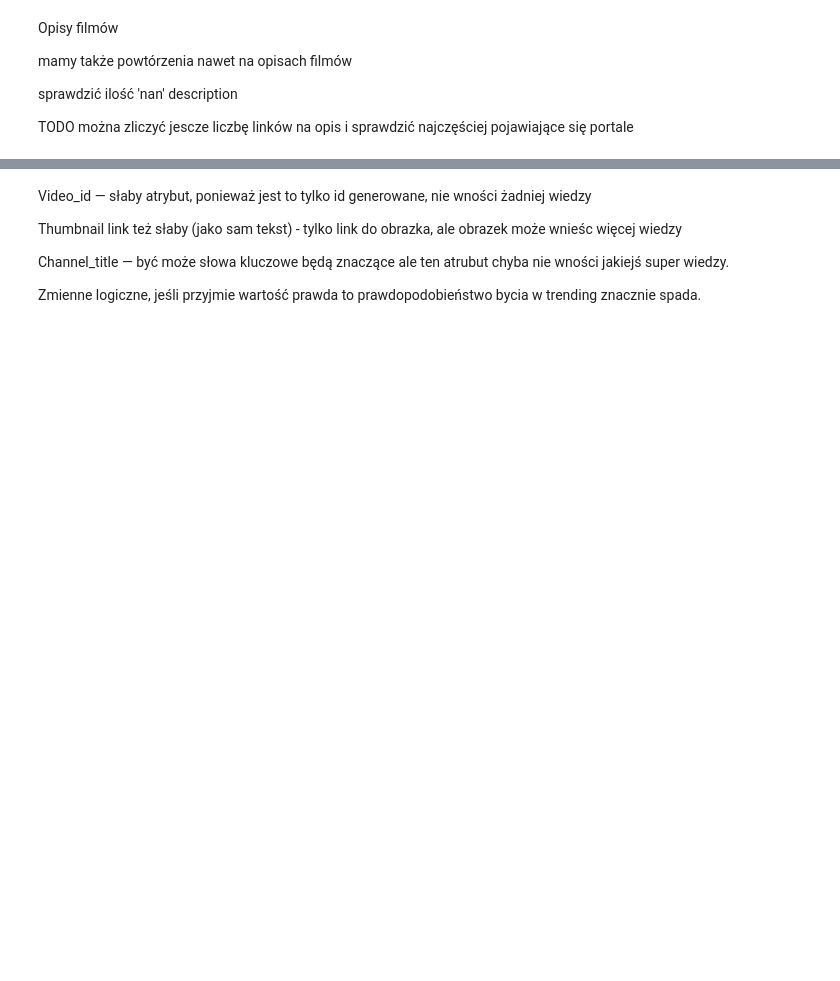
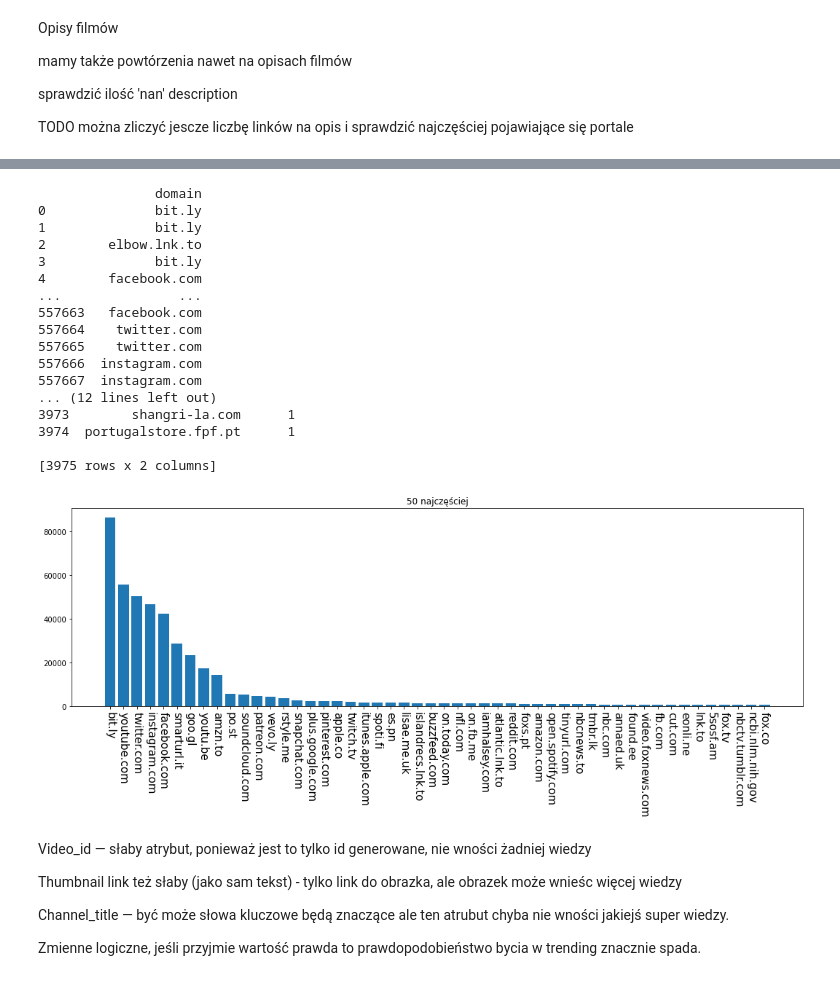
Before and after one commit to DominikKossinski/PED, a Jupyter notebook: ped.ipynb, the cells around one changed output, grey strips where cells are left out. Cells and saved outputs as stored; diff of their text form; code cells hidden in the pictures; blank space fills up the shorter version.

```diff
--- a/ped.ipynb
+++ b/ped.ipynb
@@ -456,3 +519,60 @@ Nan: 1219
+# %%
+if os.path.exists("domains.csv"):
+    domains = pd.read_csv("domains.csv", index_col=0)
+    with open("domains.json", "r") as file:
+        all_domains_data = json.load(file)
+        file.close()
+else:
+    domains = pd.DataFrame()
+    all_domains_data = []
+    for tokens in tqdm(tokenized_descriptions):
+        domains_list = []
+        for token in tokens:
+            if re.match(RE_HTTP, token):
+                f = token.index("://")
+                link = token[f + 3:]
+                if "/" in link:
+                    l = link.index("/")
+                    domain = link[:l]
+                else:
+                    domain = link
+                domain = domain.replace("www.", "")
+                domains_list.append(domain)
+        all_domains_data.append(domains_list)
+        domains = domains.append(pd.DataFrame(data={"domain": domains_list}), ignore_index=True)
+    domains.to_csv("domains.csv")
+    with open("domains.json", "w") as file:
+        json.dump(all_domains_data, file)
+        file.close()
+print(domains)
+domains_counts = domains.value_counts()
+domains_counts = domains_counts.rename_axis("domain").reset_index(name="count")
+print(domains_counts)
+dh = domains_counts.head(50)
+plt.subplots(figsize=(18,5))
+plt.bar(dh["domain"], dh["count"])
+plt.title("50 najczęściej")
+plt.xticks(rotation=270, fontsize=15)
+plt.show()
+# %% [output]
+               domain
+0              bit.ly
+1              bit.ly
+2        elbow.lnk.to
+3              bit.ly
+4        facebook.com
+...               ...
+557663   facebook.com
+557664    twitter.com
+557665    twitter.com
+557666  instagram.com
+557667  instagram.com
+... (12 lines left out)
+3973        shangri-la.com      1
+3974  portugalstore.fpf.pt      1
+
+[3975 rows x 2 columns]
+[figure, added]
 # %% [markdown]
 Video_id — słaby atrybut, ponieważ jest to tylko id generowane, nie wności żadniej wiedzy
 
```
Also changed, not shown: parts of 11 cells of this notebook, 15 other files.
